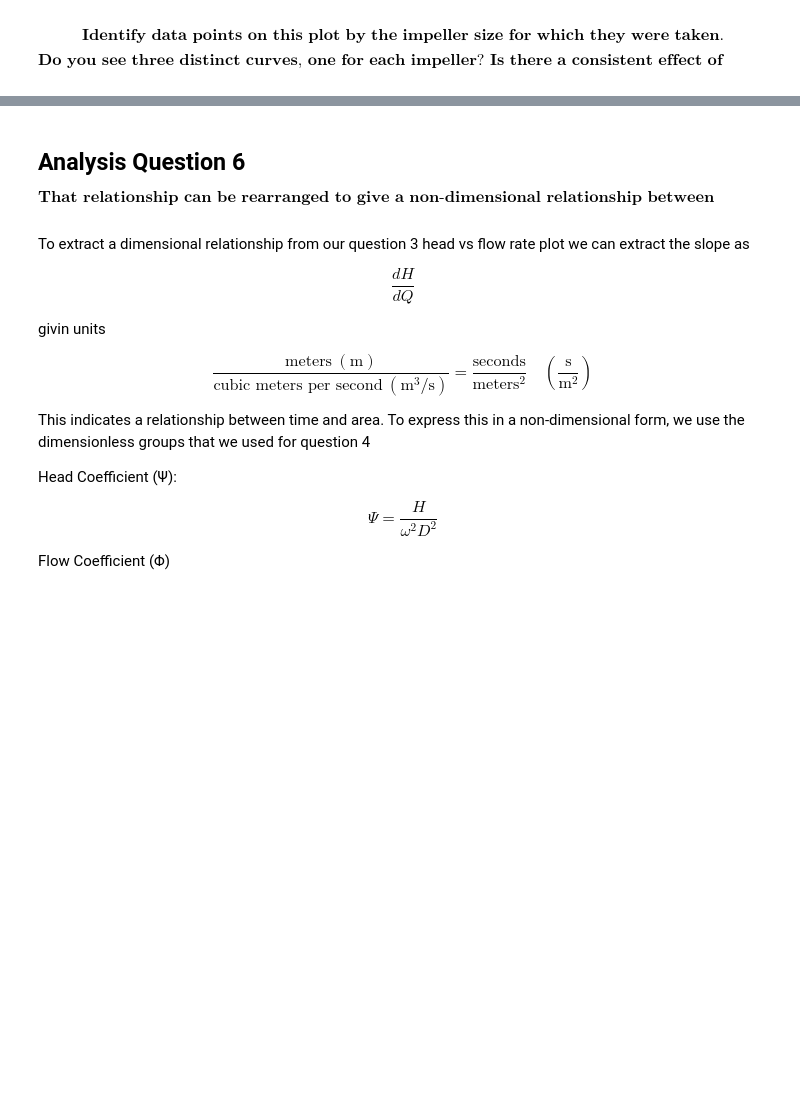
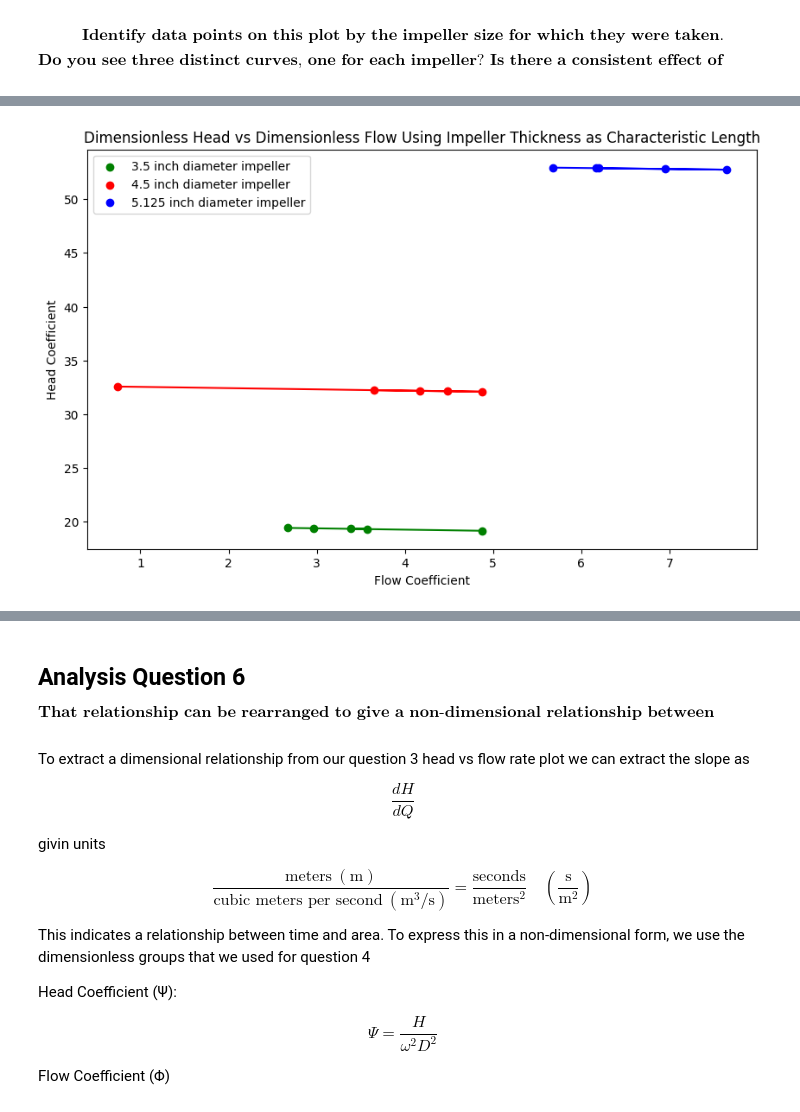
Before and after one commit to rahilisashaik/cbe154, a Jupyter notebook: centrifugal-pump/exp-data-analysis.ipynb, the cells around one changed output, grey strips where cells are left out. Drawn from its saved outputs; the diff is of its cells as text; code cells hidden in the pictures; blank space fills up the shorter version.

```diff
--- a/centrifugal-pump/exp-data-analysis.ipynb
+++ b/centrifugal-pump/exp-data-analysis.ipynb
@@ -306,0 +448,4 @@ DO IN ORPT
+# %%
+combined_df['head_coefficient_alt'] = head_coefficient(g_c, combined_df['Delta_H'], combined_df['ext_fpm'], combined_df['impeller_thickness'])
+combined_df['flow_coefficient_alt'] = flow_coefficient(combined_df['flow_rate'], combined_df['ext_fpm'], combined_df['impeller_thickness'])
+combined_df.head()
@@ -306,0 +459,17 @@ DO IN ORPT
+# %%
+plt.figure(figsize=(10,6))
+plt.scatter(combined_df['flow_coefficient_alt'][:5], combined_df['head_coefficient_alt'][:5], label='3.5 inch diameter impeller', color='green')
+plt.scatter(combined_df['flow_coefficient_alt'][5:10], combined_df['head_coefficient_alt'][5:10], label='4.5 inch diameter impeller', color='red')
+plt.scatter(combined_df['flow_coefficient_alt'][10:15], combined_df['head_coefficient_alt'][10:15], label='5.125 inch diameter impeller', color='blue')
+plt.plot(combined_df['flow_coefficient_alt'][:5], combined_df['head_coefficient_alt'][:5], color='green')
+plt.plot(combined_df['flow_coefficient_alt'][5:10], combined_df['head_coefficient_alt'][5:10], color='red')
+plt.plot(combined_df['flow_coefficient_alt'][10:15], combined_df['head_coefficient_alt'][10:15], color='blue')
+
+plt.title("Dimensionless Head vs Dimensionless Flow Using Impeller Thickness as Characteristic Length")
+plt.xlabel("Flow Coefficient")
+plt.ylabel("Head Coefficient")
+plt.legend()
+
+plt.show()
+# %% [output]
+[figure, added]
```
Also changed, not shown: parts of 22 cells of this notebook.
